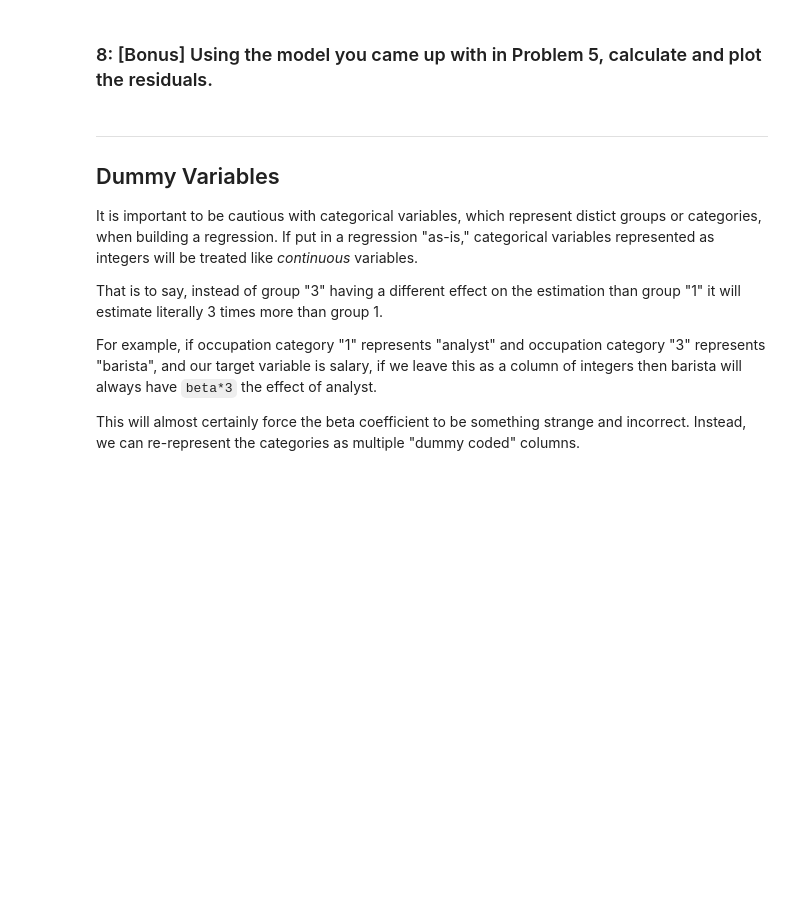
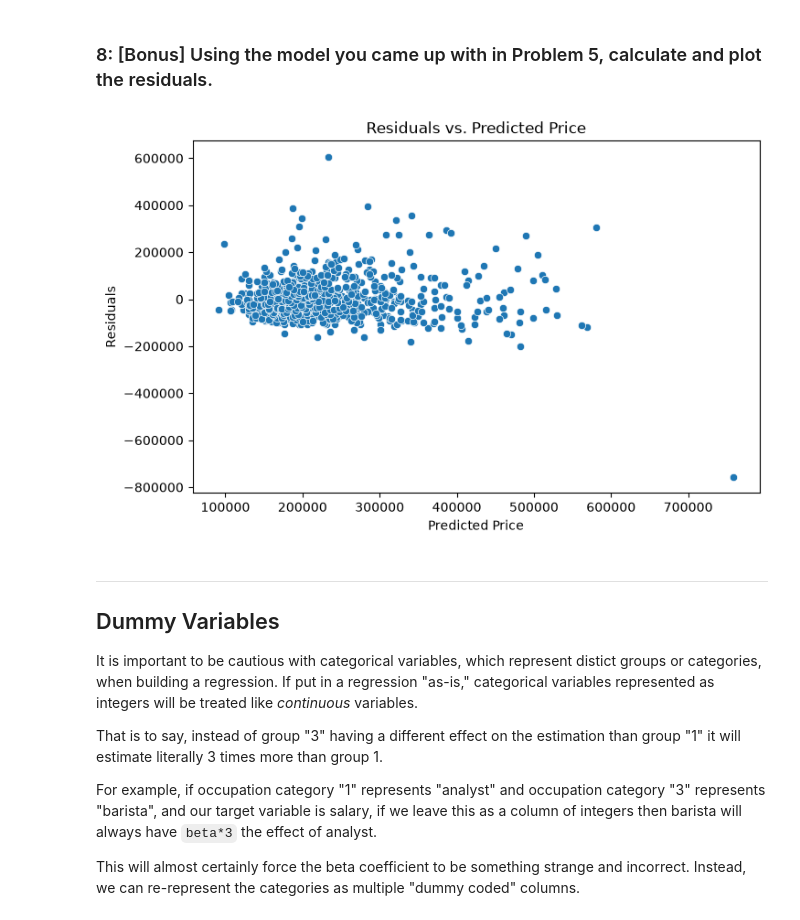
Before and after one commit to Qaem-7/labs_projects, a Jupyter notebook: Labs/Multiple Linear Regression/Excercises/6.4.E1 Exercise regression.ipynb, the cells around one changed output. Saved outputs shown, nothing was run; the diff lists cells and outputs as text; code cells hidden in the pictures; blank space fills up the shorter version.

```diff
--- a/Labs/Multiple Linear Regression/Excercises/6.4.E1 Exercise regression.ipynb
+++ b/Labs/Multiple Linear Regression/Excercises/6.4.E1 Exercise regression.ipynb
@@ -100,5 +180,21 @@ Your function should take in `x` and `y`, then use the above summary statistics
 
 - **Test your function on price and the variable you determined was the best predictor in Problem 4.**
 - **Report the slope and intercept.**
+# %%
+def statistics(x,y):
+    x = np.array(x)
+    y = np.array(y)
+    x_mean = np.mean(x)
+    y_mean = np.mean(y)
+    x_std = np.std(x)
+    y_std = np.std(y)
+
+    correlation = np.corrcoef(x, y)[0,1]
+
+    coefficent = correlation * (y_std / x_std)
+
+    intercept = y_mean - coefficent * x_mean
+
+    return intercept, coefficent
 # %% [markdown]
 ### 6. Interpret the intercept and the slope.
@@ -109,5 +218,20 @@ Your function should take in `x` and `y`, then use the above summary statistics
 # %% [markdown]
 ### 8: [Bonus] Using the model you came up with in Problem 5, calculate and plot the residuals.
+# %%
+b0, b1 = statistics(housing['sq__ft'], housing['price'])
+
+y_pred = b0 + b1 * housing['sq__ft']
+residuals = housing['price'] - y_pred
+
+
+plt.figure(figsize=(8, 5))
+sns.scatterplot(x=y_pred, y=residuals)
+plt.xlabel('Predicted Price')
+plt.ylabel('Residuals')
+plt.title('Residuals vs. Predicted Price')
+plt.show()
+# %% [output]
+[figure, added]
 # %% [markdown]
 ---
 
```
Also changed, not shown: parts of 41 cells of this notebook, 1 other file.
